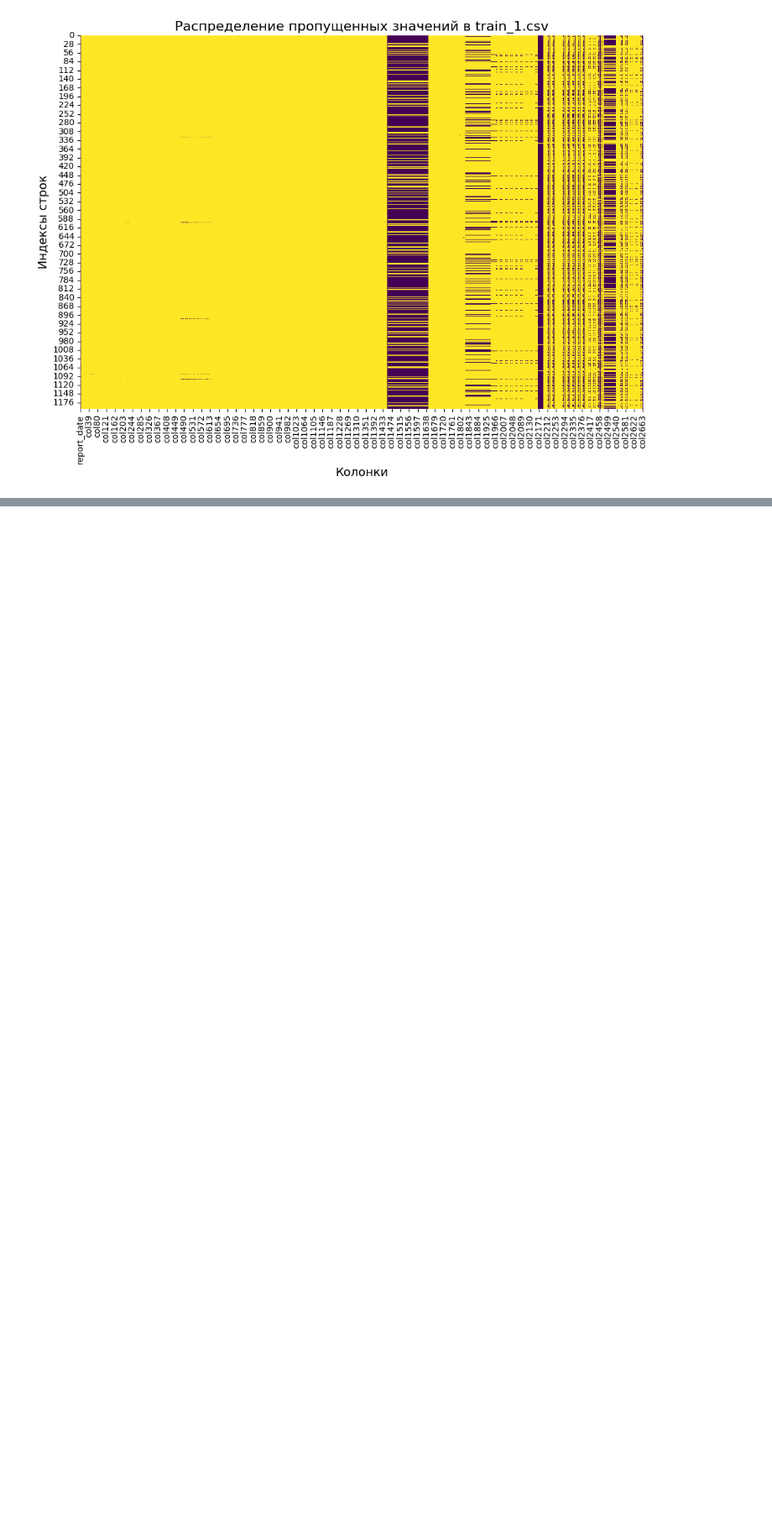
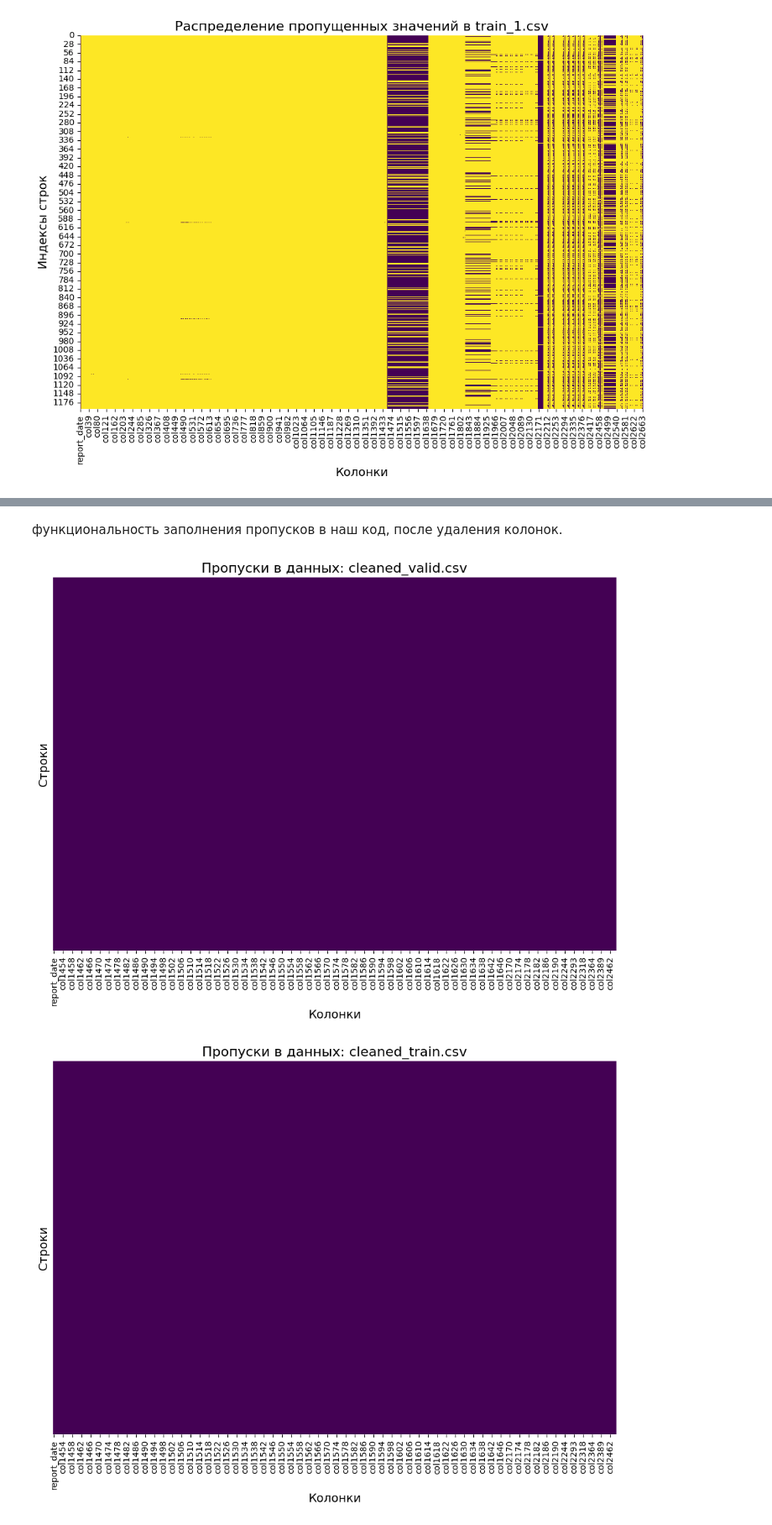
Before and after one commit to NuRikMaan/intensive_2.0, a Jupyter notebook: baseline_denur.ipynb, the cells around one changed output, grey strips where cells are left out. Shown at 84% size. Saved outputs shown, nothing was run; the diff lists cells and outputs as text; code cells hidden in the pictures; blank space fills up the shorter version.

```diff
--- a/baseline_denur.ipynb
+++ b/baseline_denur.ipynb
@@ -323,0 +438,70 @@ visualize_missing_data(file2_path, image2_filename)
+# %% [markdown]
+функциональность заполнения пропусков в наш код, после удаления колонок.
+# %%
+import pandas as pd
+import seaborn as sns
+import matplotlib.pyplot as plt
+
+def visualize_and_analyze_missing_data(filepath1, filepath2, output_prefix):
+    """
+    Загружает данные из двух CSV файлов, визуализирует пропуски, анализирует их и сохраняет изображения.
+
+    Args:
+        filepath1 (str): Путь к первому CSV файлу.
+        filepath2 (str): Путь ко второму CSV файлу.
+        output_prefix (str): Префикс для имен файлов с изображениями и отчета.
+    """
+
+    try:
+        df1 = pd.read_csv(filepath1)
+        df2 = pd.read_csv(filepath2)
+    except FileNotFoundError:
+        print(f"Ошибка: Один из файлов не найден.")
+        return
+    except Exception as e:
+      print(f"Ошибка при чтении файла: {e}")
+      return
+
+
+    # Рассчитаем долю пропусков для каждого набора данных
+    missing_fraction1 = df1.isnull().mean()
+    missing_fraction2 = df2.isnull().mean()
+
+    # Рассчитаем максимальную долю пропусков для каждой колонки между двумя наборами
+    combined_missing_fraction = pd.concat([missing_fraction1, missing_fraction2], axis=1).max(axis=1)
+
+
+    # Визуализация пропусков в первом наборе
+    plt.figure(figsize=(12, 8))
+    sns.heatmap(df1.isnull(), cbar=False, cmap="viridis", yticklabels=False)
+    plt.title(f"Пропуски в данных: {filepath1}", fontsize=16)
+    plt.xlabel("Колонки", fontsize=14)
+    plt.ylabel("Строки", fontsize=14)
+    plt.savefig(f"{output_prefix}_missing_heatmap1.png", bbox_inches='tight') # Сохранение изображения
+    plt.show()
+
+
+    # Визуализация пропусков во втором наборе
+    plt.figure(figsize=(12, 8))
+    sns.heatmap(df2.isnull(), cbar=False, cmap="viridis", yticklabels=False)
+    plt.title(f"Пропуски в данных: {filepath2}", fontsize=16)
+    plt.xlabel("Колонки", fontsize=14)
+    plt.ylabel("Строки", fontsize=14)
+    plt.savefig(f"{output_prefix}_missing_heatmap2.png", bbox_inches='tight')  # Сохранение изображения
+    plt.show()
+
+    # Вывод максимальной доли пропусков по столбцам
+    print("\nМаксимальная доля пропусков по столбцам (между двумя наборами):")
+    print(combined_missing_fraction)
+
+
+# Пути к файлам
+file1_path = "cleaned_valid.csv"
+file2_path = "cleaned_train.csv"
+output_prefix = "missing_data_report"
+
+# Вызов функции
+visualize_and_analyze_missing_data(file1_path, file2_path, output_prefix)
+# %% [output]
+[figure, added]
+[figure, added]
```
Also changed, not shown: parts of 4 cells of this notebook, 6 other files.
